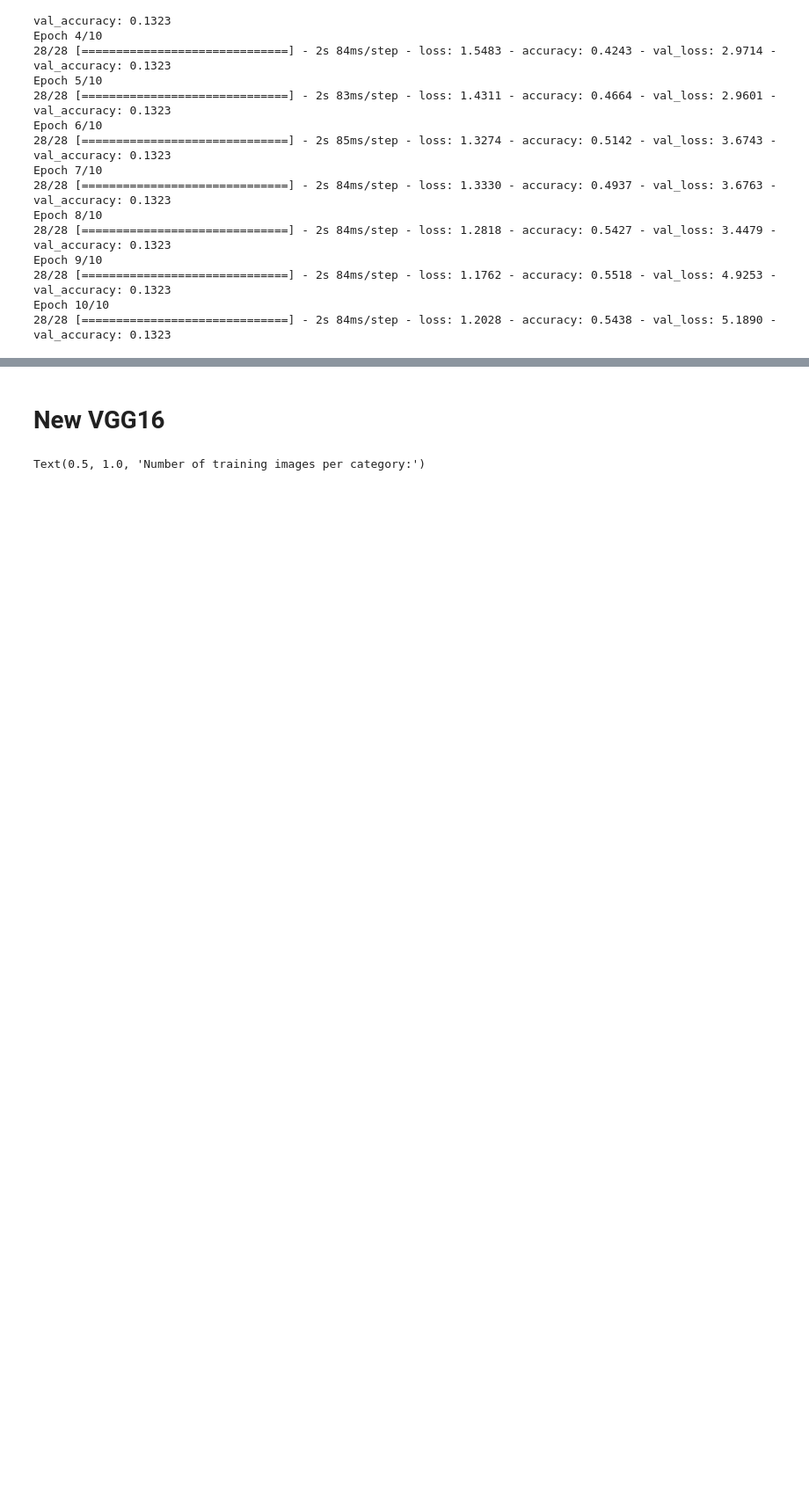
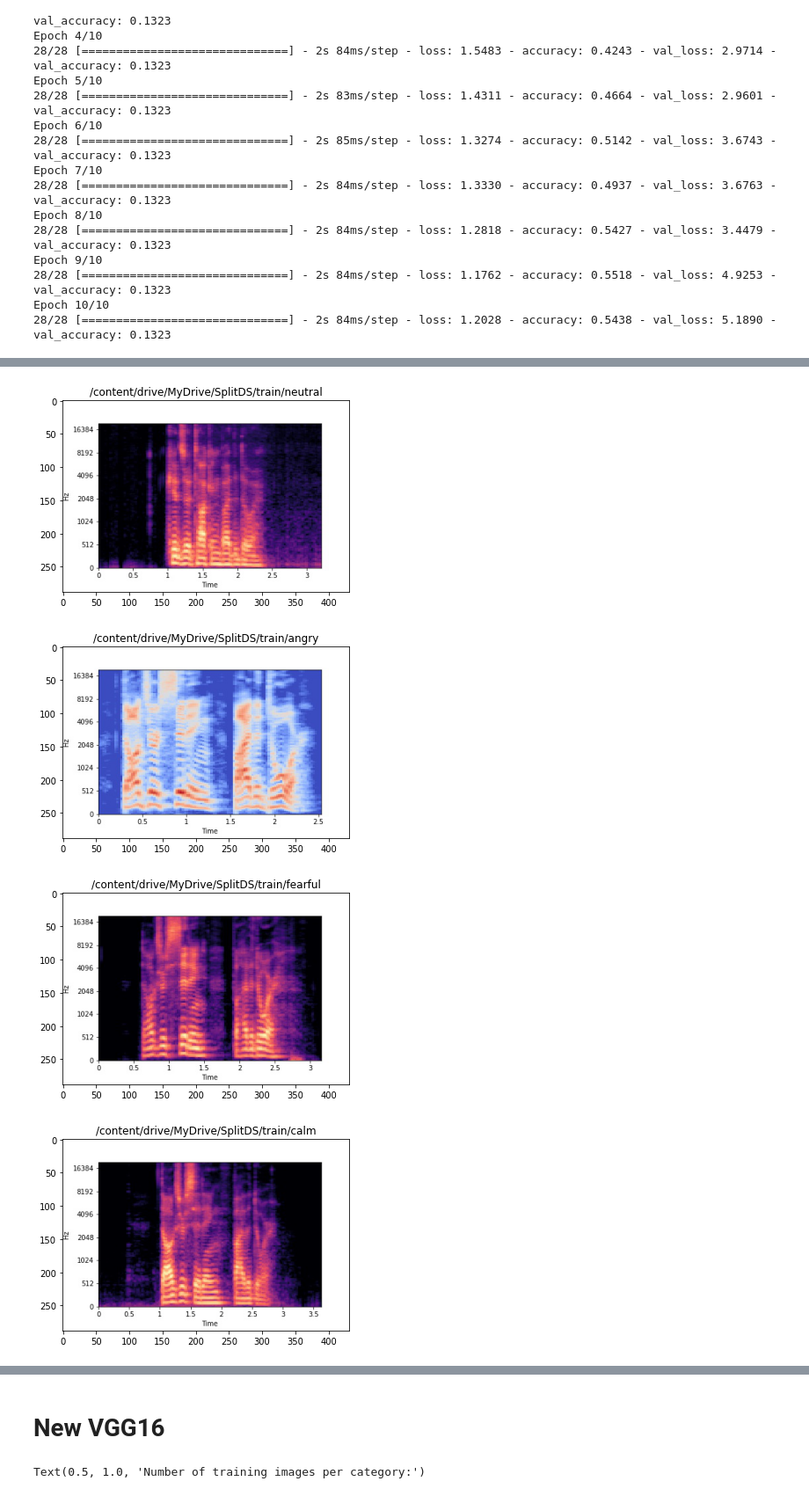
Before and after one commit to Samitkk18/Automated-EQ, a Jupyter notebook: Speech Emotion Recognition new model/4. Transfer_Learning - Data_Augmentation.ipynb, the cells around one changed output, grey strips where cells are left out. Shown at 88% size. Drawn from its saved outputs; the diff is of its cells as text; code cells hidden in the pictures; blank space fills up the shorter version.

```diff
--- a/Speech Emotion Recognition new model/4. Transfer_Learning - Data_Augmentation.ipynb
+++ b/Speech Emotion Recognition new model/4. Transfer_Learning - Data_Augmentation.ipynb
@@ -654,9 +666,17 @@ FileNotFoundError: ignored
 # %%
-for subdir, dirs, files in os.walk('data/train'):
+# example of converting an image with the Keras API
+from keras.preprocessing.image import load_img
+
+for subdir, dirs, files in os.walk('/content/drive/MyDrive/SplitDS/train'):
     for file in files:
         img_file = subdir + '/' + file
         image = load_img(img_file)
         plt.figure()
         plt.title(subdir)
         plt.imshow(image)
         break
+# %% [output]
+[figure, added]
+[figure, added]
+[figure, added]
+[figure, added]
```
Also changed, not shown: parts of 5 cells of this notebook.
